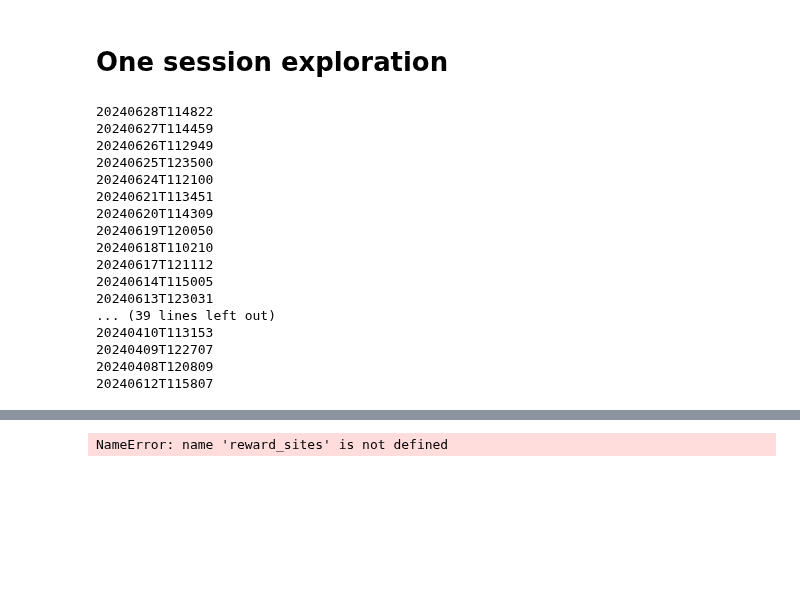
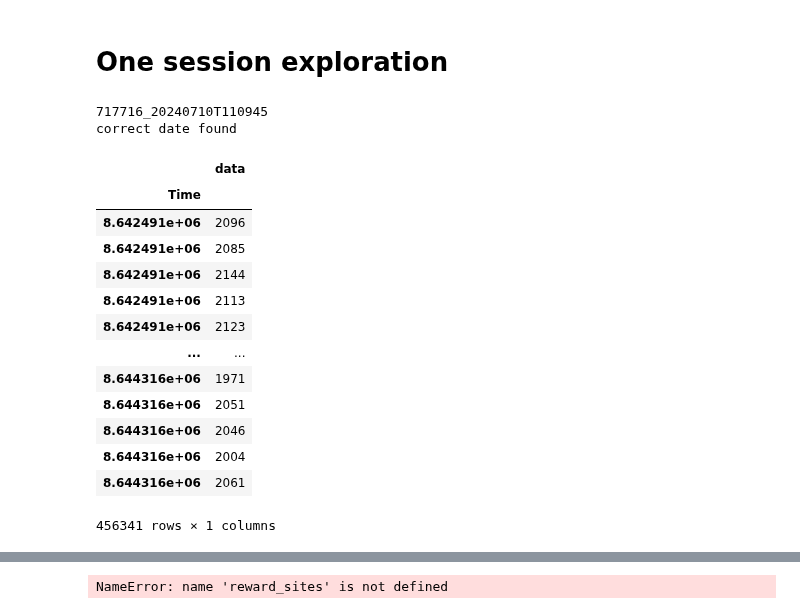
Before and after one commit to AllenNeuralDynamics/Aind.Behavior.VrForaging.Analysis, a Jupyter notebook: notebooks/BehaviorAnalysis/batch 4- novelty/noveltysummary.ipynb, the cells around one changed output, grey strips where cells are left out. Cells and saved outputs as stored; diff of their text form; code cells hidden in the pictures; blank space fills up the shorter version.

```diff
--- a/notebooks/BehaviorAnalysis/batch 4- novelty/noveltysummary.ipynb
+++ b/notebooks/BehaviorAnalysis/batch 4- novelty/noveltysummary.ipynb
@@ -76,33 +78,18 @@ for file_name in sorted_files:
         print('correct date found')
         session_found = True
 
-    # Recover data streams
+    #Recover data streams
     data = parse.load_session_data(session_path)
 
-    # Parse data
-    reward_sites, active_site, config = parse.parse_dataframe(data)
-    reward_sites = AddExtraColumns(reward_sites, active_site, run_on_init=True).reward_sites
-    encoder_data = parse.ContinuousData(data).encoder_data
+    # # Parse data
+    # reward_sites, active_site, config = parse.parse_dataframe(data)
+    # reward_sites = AddExtraColumns(reward_sites, active_site, run_on_init=True).reward_sites
+    # encoder_data = parse.ContinuousData(data).encoder_data
 
-    last_engaged_patch = reward_sites['active_patch'][reward_sites['skipped_count'] >= 10].min()
-    if pd.isna(last_engaged_patch):
-        last_engaged_patch = reward_sites['active_patch'].max()
-    reward_sites = reward_sites.loc[reward_sites['active_patch'] <= last_engaged_patch]
+    # last_engaged_patch = reward_sites['active_patch'][reward_sites['skipped_count'] >= 10].min()
+    # if pd.isna(last_engaged_patch):
+    #     last_engaged_patch = reward_sites['active_patch'].max()
+    # reward_sites = reward_sites.loc[reward_sites['active_patch'] <= last_engaged_patch]
 # %% [output]
-20240628T114822
-20240627T114459
-20240626T112949
-20240625T123500
-20240624T112100
-20240621T113451
-20240620T114309
-20240619T120050
-20240618T110210
-20240617T121112
-20240614T115005
-20240613T123031
-... (39 lines left out)
-20240410T113153
-20240409T122707
-20240408T120809
-20240612T115807
+717716_20240710T110945
+correct date found
@@ -108,0 +99,17 @@ for file_name in sorted_files:
+# %%
+breathing_data
+# %% [output]
+|  | data |
+| Time |  |
+| 8.642491e+06 | 2096 |
+| 8.642491e+06 | 2085 |
+| 8.642491e+06 | 2144 |
+| 8.642491e+06 | 2113 |
+| 8.642491e+06 | 2123 |
+| ... | ... |
+| 8.644316e+06 | 1971 |
+| 8.644316e+06 | 2051 |
+| 8.644316e+06 | 2046 |
+| 8.644316e+06 | 2004 |
+| 8.644316e+06 | 2061 |
+456341 rows × 1 columns
```
Also changed, not shown: parts of 10 cells of this notebook, 1 other file.
